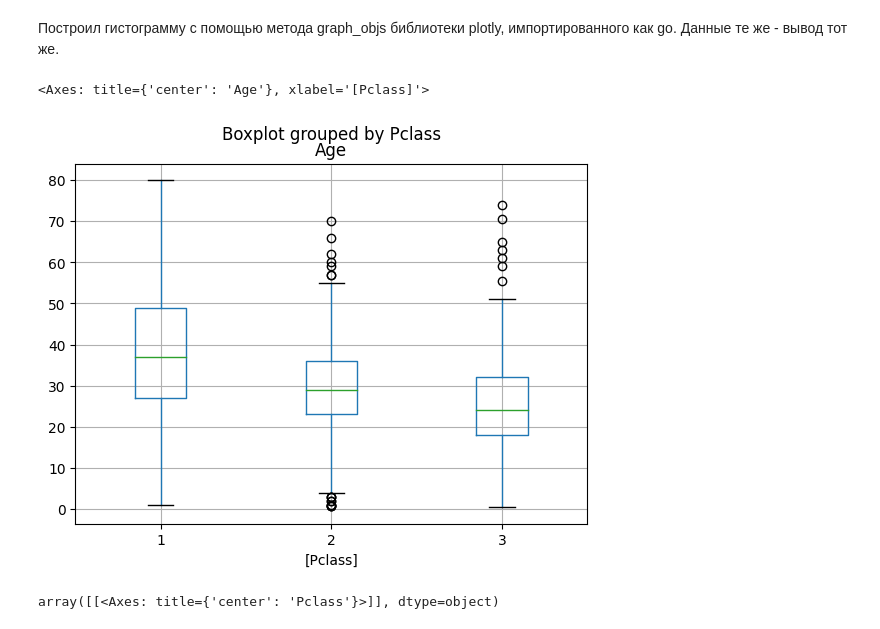
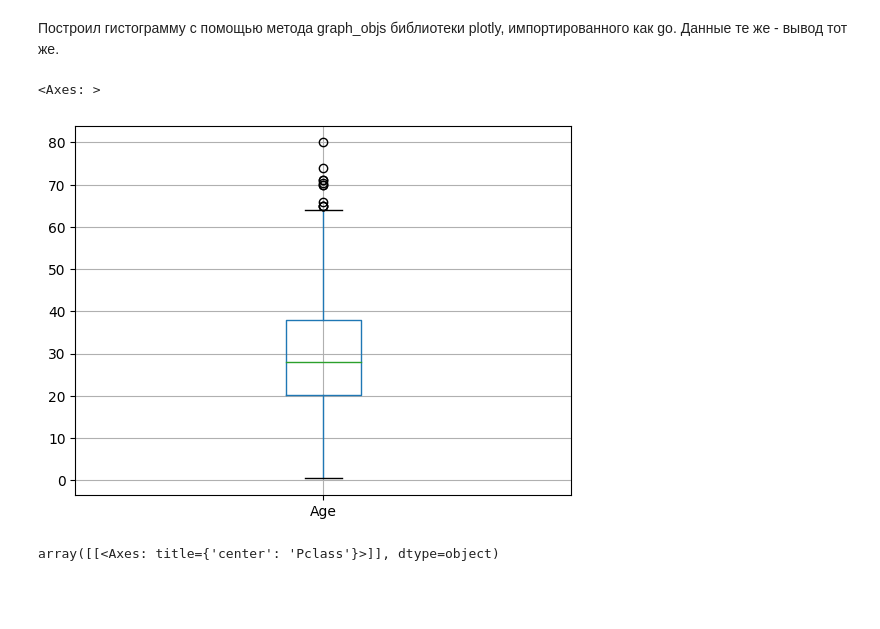
Before and after one commit to Vinyl329/error, a Jupyter notebook: Добро_пожаловать_в_Colaboratory!.ipynb, the cells around one changed output. Saved outputs shown, nothing was run; the diff lists cells and outputs as text; code cells hidden in the pictures; blank space fills up the shorter version.

```diff
--- a/Добро_пожаловать_в_Colaboratory!.ipynb
+++ b/Добро_пожаловать_в_Colaboratory!.ipynb
@@ -102,10 +102,10 @@ go.Figure(data=[go.Histogram(x=df['Age'])]).update_layout(legend_orientation="h"
 # %% [markdown]
 Построил гистограмму с помощью метода graph_objs библиотеки plotly, импортированного как go. Данные те же - вывод тот же.
 # %%
-df.boxplot(column = ['Age'], by=['Pclass'])
+df.boxplot(column = ['Age'])
 # %% [output]
-<Axes: title={'center': 'Age'}, xlabel='[Pclass]'>
+<Axes: >
-[figure, old version]
+[figure, new version]
 # %%
 df.hist (column='Pclass', bins=25, color = 'green')
 # %% [output]
```
Also changed, not shown: parts of 3 cells of this notebook.
